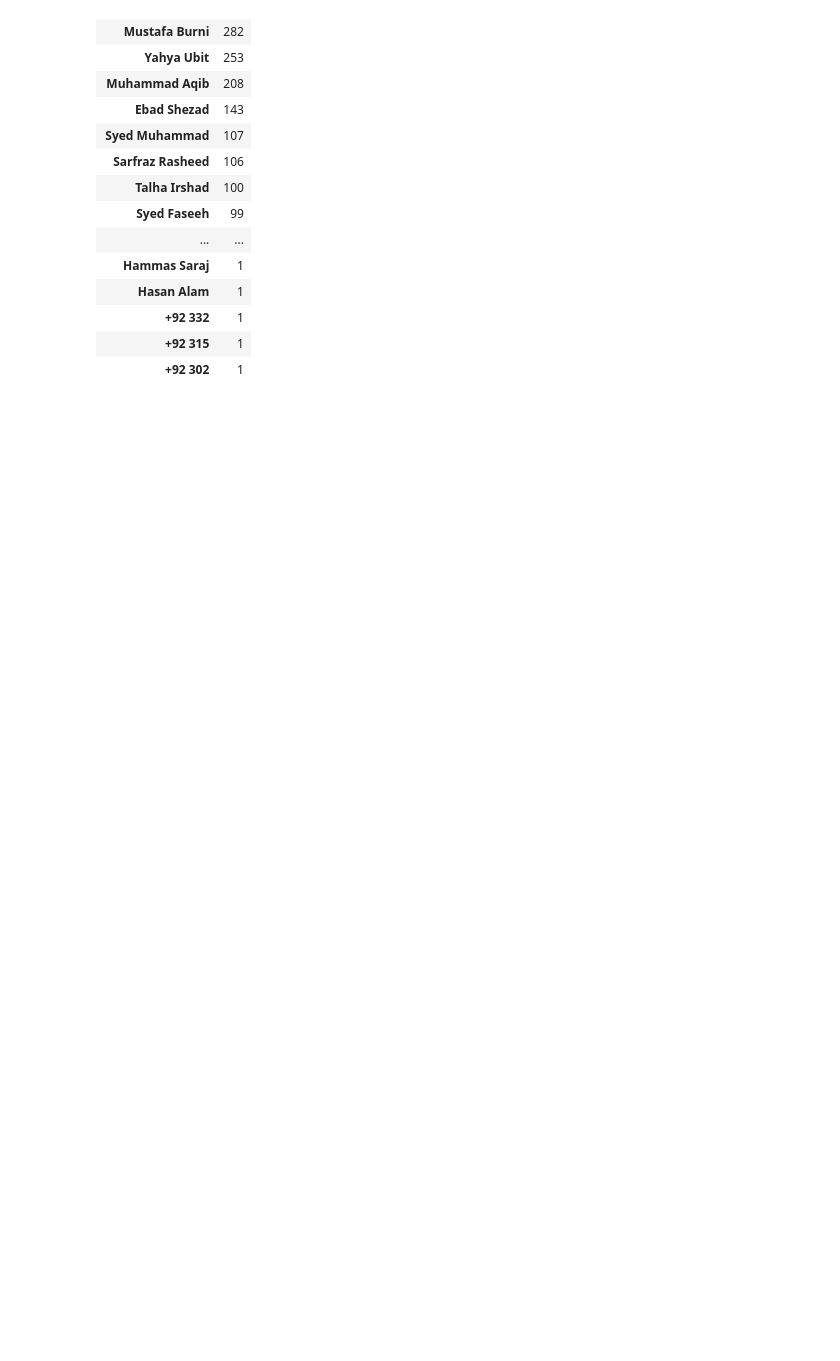
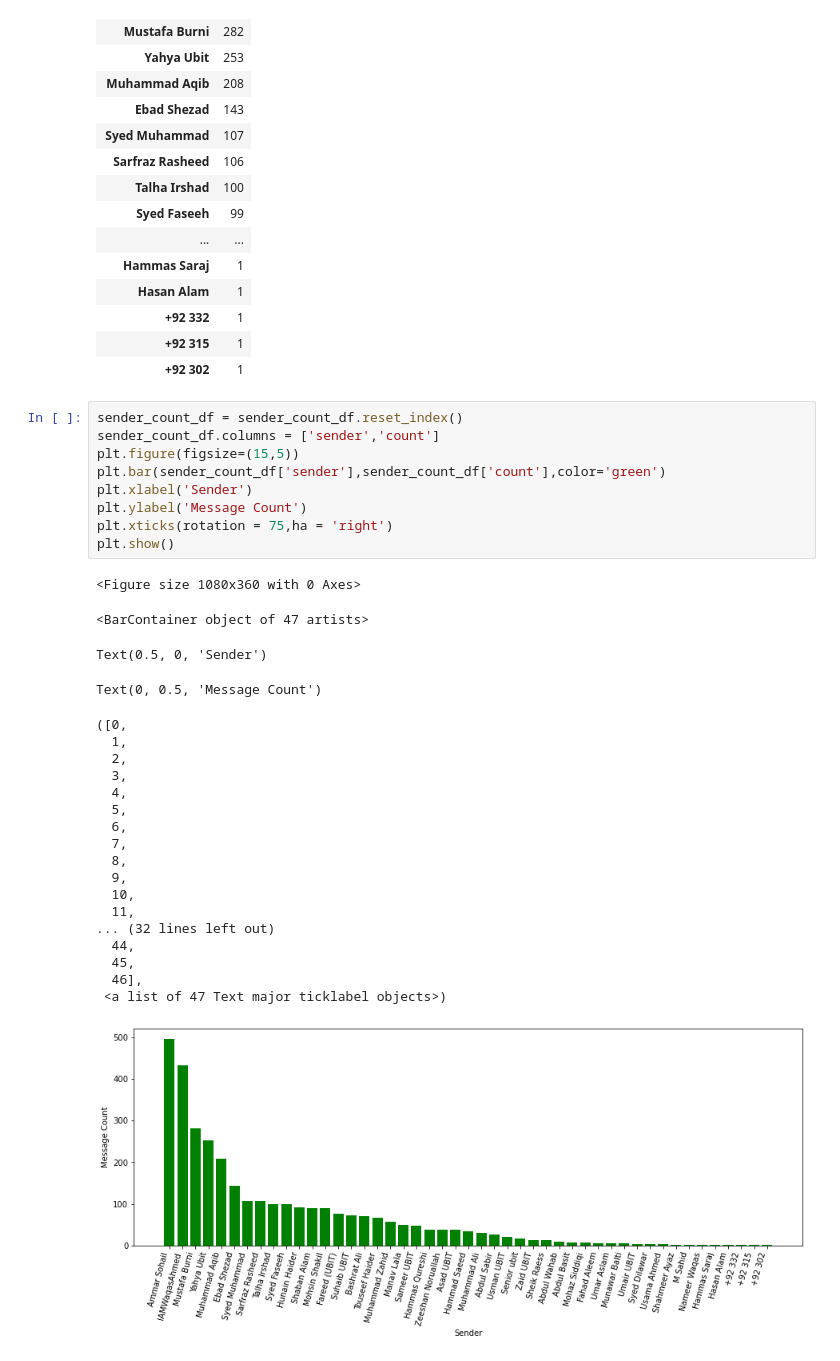
Before and after one commit to Iswaqasahmed/UBIT-whatapp-Group-Chat-Analysis-, a Jupyter notebook: chat analysis.ipynb, the cells around one changed output. Saved outputs shown, nothing was run; the diff lists cells and outputs as text; blank space fills up the shorter version.

Commit message:
graphically reperesented data

```diff
--- a/chat analysis.ipynb
+++ b/chat analysis.ipynb
@@ -183,3 +183,35 @@ sender_count_df
 | +92 332 | 1 |
 | +92 315 | 1 |
 | +92 302 | 1 |
+# %%
+sender_count_df = sender_count_df.reset_index()
+sender_count_df.columns = ['sender','count']
+plt.figure(figsize=(15,5))
+plt.bar(sender_count_df['sender'],sender_count_df['count'],color='green')
+plt.xlabel('Sender')
+plt.ylabel('Message Count')
+plt.xticks(rotation = 75,ha = 'right')
+plt.show()
+# %% [output]
+<Figure size 1080x360 with 0 Axes>
+<BarContainer object of 47 artists>
+Text(0.5, 0, 'Sender')
+Text(0, 0.5, 'Message Count')
+([0,
+  1,
+  2,
+  3,
+  4,
+  5,
+  6,
+  7,
+  8,
+  9,
+  10,
+  11,
+... (32 lines left out)
+  44,
+  45,
+  46],
+ <a list of 47 Text major ticklabel objects>)
+[figure, added]
```
Also changed, not shown: parts of 1 cell of this notebook.
